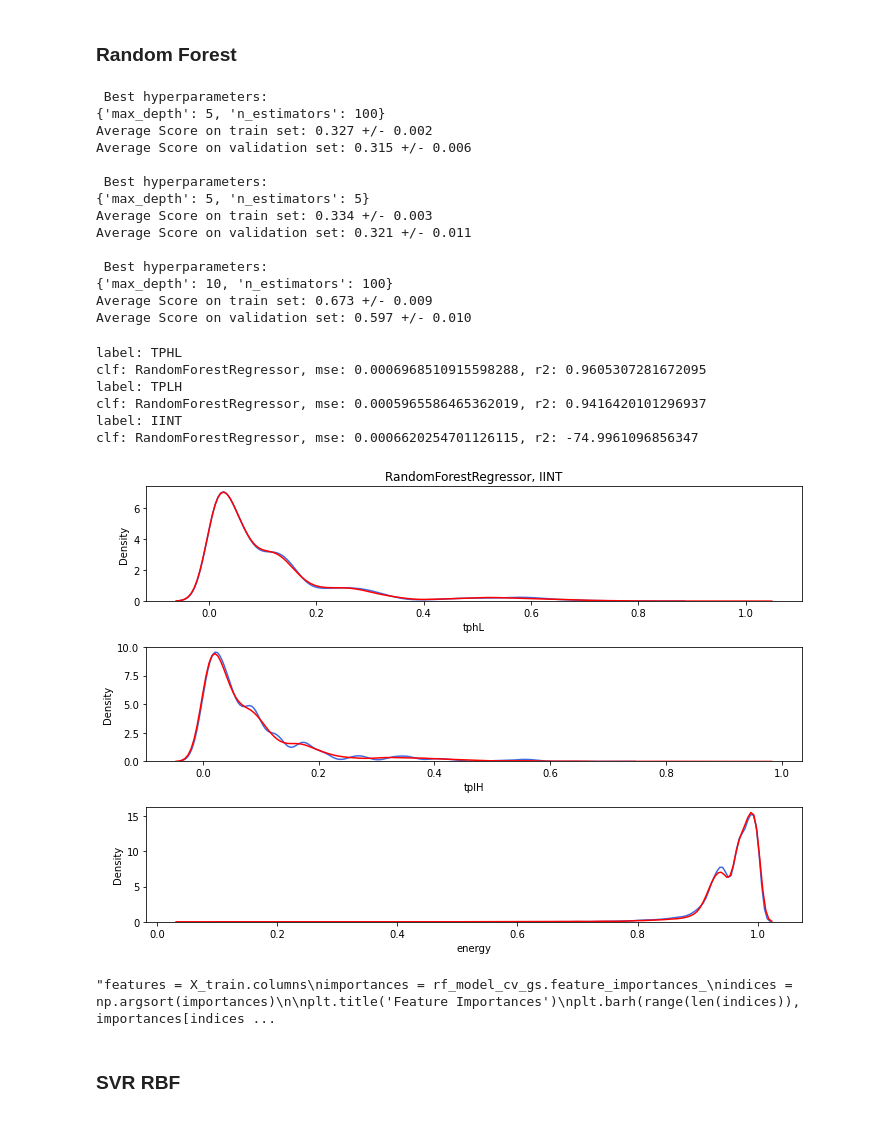
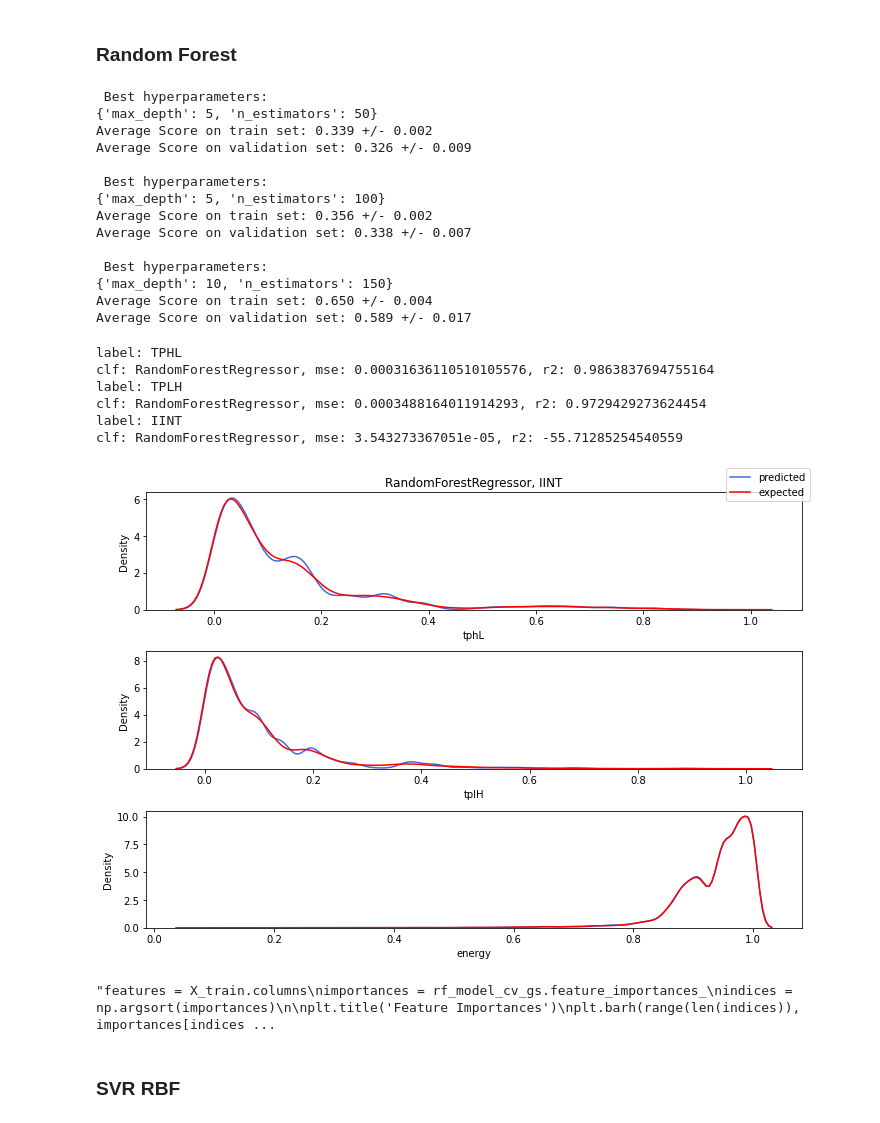
Before and after one commit to GabriellJacinto/Electrical-Behaviour-Prediction, a Jupyter notebook: FINFET/7nm/NOT/Models/sim1/NOT_Advanced_Algorithms.ipynb, the cells around one changed output. Cells and saved outputs as stored; diff of their text form; code cells hidden in the pictures.

Commit message:
data and pdfs

```diff
--- a/FINFET/7nm/NOT/Models/sim1/NOT_Advanced_Algorithms.ipynb
+++ b/FINFET/7nm/NOT/Models/sim1/NOT_Advanced_Algorithms.ipynb
@@ -208,5 +245,5 @@ filtered
 # %%
-#df = filtered.copy()
-df = data.copy()
+df = filtered.copy()
+#df = data.copy()
 df
 # %% [output]
@@ -279,2 +301,0 @@ plt.show()
-# %%
-df = df[(2e-12<=df.tphl)&(df.tphl<=2.9e-11)] #filtrando para deixar no intervalo acima
@@ -296,2 +301,0 @@ plt.show()
-# %%
-df = df[(1e-12<=df.tplh)&(df.tplh<=6.8e-11)]
@@ -314,2 +301,0 @@ plt.show()
-# %%
-df = df[(-3e-15<=df.iint)]
@@ -1107,22 +1067,35 @@ grid_search = GridSearchCV(RF_model_cv_gs, param_grid=params, return_train_score
 #### TPHL ####
 grid_search.fit(Xtr, ytr.tphL)
 print('\n Best hyperparameters:')
+logging.info('\n Best hyperparameters:')
 print(grid_search.best_params_)
+logging.info(grid_search.best_params_)
 RF_cv_results_TPHL = pd.DataFrame(grid_search.cv_results_)
 print("Average Score on train set: {:.3f} +/- {:.3f}".format(RF_cv_results_TPHL[RF_cv_results_TPHL.rank_test_score == 1].mean_train_score.values[0],
                                                                      RF_cv_results_TPHL[RF_cv_results_TPHL.rank_test_score == 1].std_train_score.values[0]))
 print("Average Score on validation set: {:.3f} +/- {:.3f}".format(RF_cv_results_TPHL[RF_cv_results_TPHL.rank_test_score == 1].mean_test_score.values[0],
                                                                      RF_cv_results_TPHL[RF_cv_results_TPHL.rank_test_score == 1].std_test_score.values[0]))
+logging.info("Average Score on train set: {:.3f} +/- {:.3f}".format(RF_cv_results_TPHL[RF_cv_results_TPHL.rank_test_score == 1].mean_train_score.values[0],
+                                                                     RF_cv_results_TPHL[RF_cv_results_TPHL.rank_test_score == 1].std_train_score.values[0]))
+logging.info("Average Score on validation set: {:.3f} +/- {:.3f}".format(RF_cv_results_TPHL[RF_cv_results_TPHL.rank_test_score == 1].mean_test_score.values[0],
+                                                                     RF_cv_results_TPHL[RF_cv_results_TPHL.rank_test_score == 1].std_test_score.values[0]))
 
 #### TPLH ####
 grid_search.fit(Xtr, ytr.tplH)
 print('\n Best hyperparameters:')
+logging.info('\n Best hyperparameters:')
 print(grid_search.best_params_)
+logging.info(grid_search.best_params_)
 RF_cv_results_TPLH = pd.DataFrame(grid_search.cv_results_)
 print("Average Score on train set: {:.3f} +/- {:.3f}".format(RF_cv_results_TPLH[RF_cv_results_TPLH.rank_test_score == 1].mean_train_score.values[0],
                                                                      RF_cv_results_TPLH[RF_cv_results_TPLH.rank_test_score == 1].std_train_score.values[0]))
 print("Average Score on validation set: {:.3f} +/- {:.3f}".format(RF_cv_results_TPLH[RF_cv_results_TPLH.rank_test_score == 1].mean_test_score.values[0],
                                                                      RF_cv_results_TPLH[RF_cv_results_TPLH.rank_test_score == 1].std_test_score.values[0]))
+logging.info("Average Score on train set: {:.3f} +/- {:.3f}".format(RF_cv_results_TPLH[RF_cv_results_TPLH.rank_test_score == 1].mean_train_score.values[0],
+                                                                     RF_cv_results_TPLH[RF_cv_results_TPLH.rank_test_score == 1].std_train_score.values[0]))
+logging.info("Average Score on validation set: {:.3f} +/- {:.3f}".format(RF_cv_results_TPLH[RF_cv_results_TPLH.rank_test_score == 1].mean_test_score.values[0],
+                                                                     RF_cv_results_TPLH[RF_cv_results_TPLH.rank_test_score == 1].std_test_score.values[0]))
+
 
 
 #### IINT ####
@@ -1134,19 +1107,24 @@ print("Average Score on train set: {:.3f} +/- {:.3f}".format(RF_cv_results_iint[
                                                                      RF_cv_results_iint[RF_cv_results_iint.rank_test_score == 1].std_train_score.values[0]))
 print("Average Score on validation set: {:.3f} +/- {:.3f}".format(RF_cv_results_iint[RF_cv_results_iint.rank_test_score == 1].mean_test_score.values[0],
                                                                      RF_cv_results_iint[RF_cv_results_iint.rank_test_score == 1].std_test_score.values[0]))
+
+logging.info("Average Score on train set: {:.3f} +/- {:.3f}".format(RF_cv_results_iint[RF_cv_results_iint.rank_test_score == 1].mean_train_score.values[0],
+                                                                     RF_cv_results_iint[RF_cv_results_iint.rank_test_score == 1].std_train_score.values[0]))
+logging.info("Average Score on validation set: {:.3f} +/- {:.3f}".format(RF_cv_results_iint[RF_cv_results_iint.rank_test_score == 1].mean_test_score.values[0],
+                                                                     RF_cv_results_iint[RF_cv_results_iint.rank_test_score == 1].std_test_score.values[0]))
 # %% [output]
+ Best hyperparameters:
+{'max_depth': 5, 'n_estimators': 50}
+Average Score on train set: 0.339 +/- 0.002
+Average Score on validation set: 0.326 +/- 0.009
+
  Best hyperparameters:
 {'max_depth': 5, 'n_estimators': 100}
-Average Score on train set: 0.327 +/- 0.002
-Average Score on validation set: 0.315 +/- 0.006
+Average Score on train set: 0.356 +/- 0.002
+Average Score on validation set: 0.338 +/- 0.007
 
  Best hyperparameters:
-{'max_depth': 5, 'n_estimators': 5}
-Average Score on train set: 0.334 +/- 0.003
-Average Score on validation set: 0.321 +/- 0.011
-
- Best hyperparameters:
-{'max_depth': 10, 'n_estimators': 100}
-Average Score on train set: 0.673 +/- 0.009
-Average Score on validation set: 0.597 +/- 0.010
+{'max_depth': 10, 'n_estimators': 150}
+Average Score on train set: 0.650 +/- 0.004
+Average Score on validation set: 0.589 +/- 0.017
 # %%
@@ -1159,81 +1137,88 @@ RF_cv_results_iint.to_csv('RF_energy_HyperParameters.csv')
 clfs = [RandomForestRegressor(random_state = seed)]
 fig, ax = plt.subplots(3,1, figsize = (10,7))
 
+logging.info("\n ==== metrics_after_cv ====")
 #modelos para TPHL
 print('label: TPHL')
+logging.info('\nlabel: TPHL')
 for idx,clf in enumerate(clfs):
     i = idx
-    clf.set_params(n_estimators = 100,
+    clf.set_params(n_estimators = 50,
                    max_depth = 5)
     clf = clf.fit(X_train, y_train.tphL)
     ypred = clf.predict(X_val)
     mse = mean_squared_error(y_val.tphL, ypred)
     r2 = r2_score(y_val.tphL, ypred)
     print(f'clf: {clf.__class__.__name__}, mse: {mse}, r2: {r2}')
+    logging.info(f'clf: {clf.__class__.__name__}, mse: {mse}, r2: {r2}')
 
     sns.kdeplot(data=ypred, label = 'predicted', ax = ax[0],color = 'royalblue')
     sns.kdeplot(data=y_val.tphL, label = 'true', ax = ax[0], color = 'red')
     ax[i].set_title(f'{clf.__class__.__name__}, TPHL')
 
 #modelos para TPLH
+logging.info('\nlabel: TPLH')
 print('label: TPLH')
 for idx,clf in enumerate(clfs):
     i = idx
-    clf.set_params(n_estimators = 5,
+    clf.set_params(n_estimators = 100,
                    max_depth = 5)
     clf = clf.fit(X_train, y_train.tplH)
     ypred = clf.predict(X_val)
     mse = mean_squared_error(y_val.tplH, ypred)
     r2 = r2_score(y_val.tplH, ypred)
     print(f'clf: {clf.__class__.__name__}, mse: {mse}, r2: {r2}')
+    logging.info(f'clf: {clf.__class__.__name__}, mse: {mse}, r2: {r2}')
 
     sns.kdeplot(data=ypred, label = 'predicted', ax = ax[1],color = 'royalblue')
     sns.kdeplot(data=y_val.tplH, label = 'true', ax = ax[1], color = 'red')
     ax[i].set_title(f'{clf.__class__.__name__}, TPLH')
 
 #modelos para IINT
+logging.info('\nlabel: IINT')
 print('label: IINT')
 for idx,clf in enumerate(clfs):
     i = idx
-    clf.set_params(n_estimators = 100,
+    clf.set_params(n_estimators = 150,
                    max_depth = 10)
     clf = clf.fit(X_train, y_train.energy)
     ypred = clf.predict(X_val)
     mse = mean_squared_error(y_val.energy, ypred)
     r2 = r2_score(y_val.tplH, ypred)
     print(f'clf: {clf.__class__.__name__}, mse: {mse}, r2: {r2}')
+    logging.info(f'clf: {clf.__class__.__name__}, mse: {mse}, r2: {r2}')
 
     sns.kdeplot(data=ypred, label = 'predicted', ax = ax[2],color = 'royalblue')
     sns.kdeplot(data=y_val.energy, label = 'true', ax = ax[2], color = 'red')
     ax[i].set_title(f'{clf.__class__.__name__}, IINT')
 
 plt.tight_layout()
 fig.legend(labels=["predicted", "expected"])
-plt.savefig('RF_all_best_hyperparams_inverter.pdf')
+plt.savefig(results_dir + 'RF_all_best_hyperparams_inverter.pdf')
 plt.show()
 
 
 """Bizarro, o TPHL roda melhor se botar o max-depth como 10 e não 5 o cv mostrou"""
 
 
 
 """features = X_train.columns
 importances = rf_model_cv_gs.feature_importances_
 indices = np.argsort(importances)
 
 plt.title('Feature Importances')
 plt.barh(range(len(indices)), importances[indices], color='b', align='center')
 plt.yticks(range(len(indices)), [features[i] for i in indices])
 plt.xlabel('Relative Importance')
 plt.show()"""
 # %% [output]
 label: TPHL
-clf: RandomForestRegressor, mse: 0.0006968510915598288, r2: 0.9605307281672095
+clf: RandomForestRegressor, mse: 0.00031636110510105576, r2: 0.9863837694755164
 label: TPLH
-clf: RandomForestRegressor, mse: 0.0005965586465362019, r2: 0.9416420101296937
+clf: RandomForestRegressor, mse: 0.0003488164011914293, r2: 0.9729429273624454
 label: IINT
-clf: RandomForestRegressor, mse: 0.0006620254701126115, r2: -74.9961096856347
+clf: RandomForestRegressor, mse: 3.543273367051e-05, r2: -55.71285254540559
-[figure, old version]
+[figure, new version]
 "features = X_train.columns\nimportances = rf_model_cv_gs.feature_importances_\nindices = np.argsort(importances)\n\nplt.title('Feature Importances')\nplt.barh(range(len(indices)), importances[indices ...
 # %% [markdown]
 ### SVR RBF
```
Also changed, not shown: parts of 52 cells of this notebook, 30 other files.
